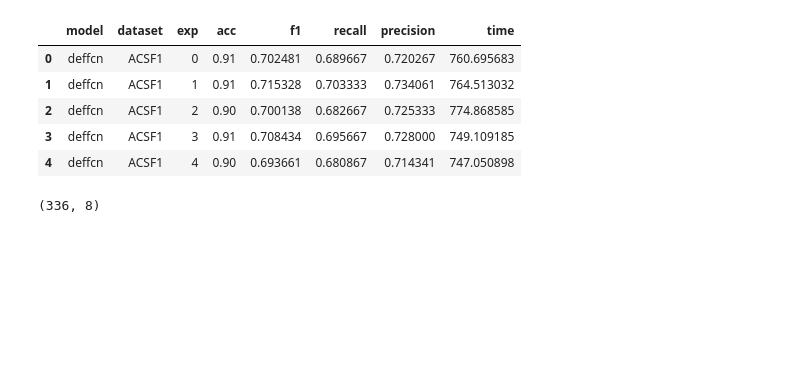
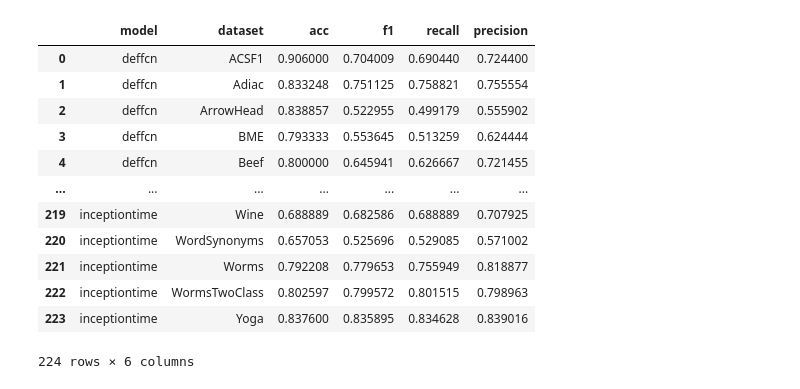
Before and after one commit to jose-gilberto/defconv_time_series, a Jupyter notebook: notebooks/subsets_results.ipynb, the cells around one changed output. Cells and saved outputs as stored; diff of their text form; code cells hidden in the pictures; blank space fills up the shorter version.

```diff
--- a/notebooks/subsets_results.ipynb
+++ b/notebooks/subsets_results.ipynb
@@ -5,20 +5,23 @@ import numpy as np
 import matplotlib.pyplot as plt
 # %%
 deformable_results = pd.read_csv('../results/deffcn.csv')
-fcn_results = pd.read_csv('../results/fcn.csv')
 inception_results = pd.read_csv('../results/inceptiontime.csv')
+
+results = pd.concat([deformable_results, inception_results])
+results = results.groupby(by=['model', 'dataset'], as_index=False).mean()
+results = results.drop(['exp', 'time'], axis=1)
+results
+# %% [output]
+|  | model | dataset | acc | f1 | recall | precision |
+| 0 | deffcn | ACSF1 | 0.906000 | 0.704009 | 0.690440 | 0.724400 |
+| 1 | deffcn | Adiac | 0.833248 | 0.751125 | 0.758821 | 0.755554 |
+| 2 | deffcn | ArrowHead | 0.838857 | 0.522955 | 0.499179 | 0.555902 |
+| 3 | deffcn | BME | 0.793333 | 0.553645 | 0.513259 | 0.624444 |
+| 4 | deffcn | Beef | 0.800000 | 0.645941 | 0.626667 | 0.721455 |
+| ... | ... | ... | ... | ... | ... | ... |
+| 219 | inceptiontime | Wine | 0.688889 | 0.682586 | 0.688889 | 0.707925 |
+| 220 | inceptiontime | WordSynonyms | 0.657053 | 0.525696 | 0.529085 | 0.571002 |
+| 221 | inceptiontime | Worms | 0.792208 | 0.779653 | 0.755949 | 0.818877 |
+| 222 | inceptiontime | WormsTwoClass | 0.802597 | 0.799572 | 0.801515 | 0.798963 |
+| 223 | inceptiontime | Yoga | 0.837600 | 0.835895 | 0.834628 | 0.839016 |
+224 rows × 6 columns
-# %%
-results = pd.concat([deformable_results, fcn_results, inception_results])
-results.head()
-# %% [output]
-|  | model | dataset | exp | acc | f1 | recall | precision | time |
-| 0 | deffcn | ACSF1 | 0 | 0.91 | 0.702481 | 0.689667 | 0.720267 | 760.695683 |
-| 1 | deffcn | ACSF1 | 1 | 0.91 | 0.715328 | 0.703333 | 0.734061 | 764.513032 |
-| 2 | deffcn | ACSF1 | 2 | 0.90 | 0.700138 | 0.682667 | 0.725333 | 774.868585 |
-| 3 | deffcn | ACSF1 | 3 | 0.91 | 0.708434 | 0.695667 | 0.728000 | 749.109185 |
-| 4 | deffcn | ACSF1 | 4 | 0.90 | 0.693661 | 0.680867 | 0.714341 | 747.050898 |
-# %%
-grouped_results = results.groupby(by=['model', 'dataset'], as_index=False).mean()
-grouped_results.shape
-# %% [output]
-(336, 8)
```
Also changed, not shown: parts of 12 cells of this notebook, 12 other files.
